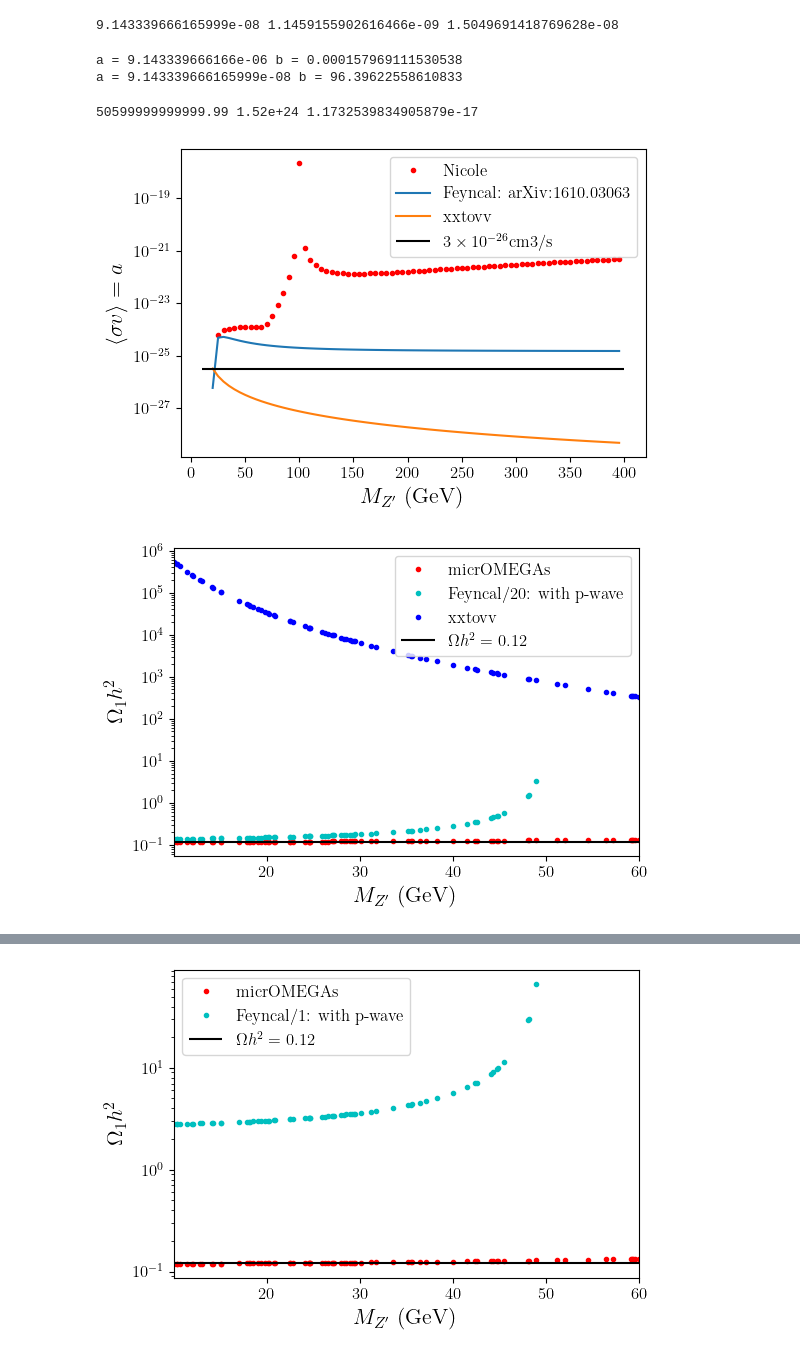
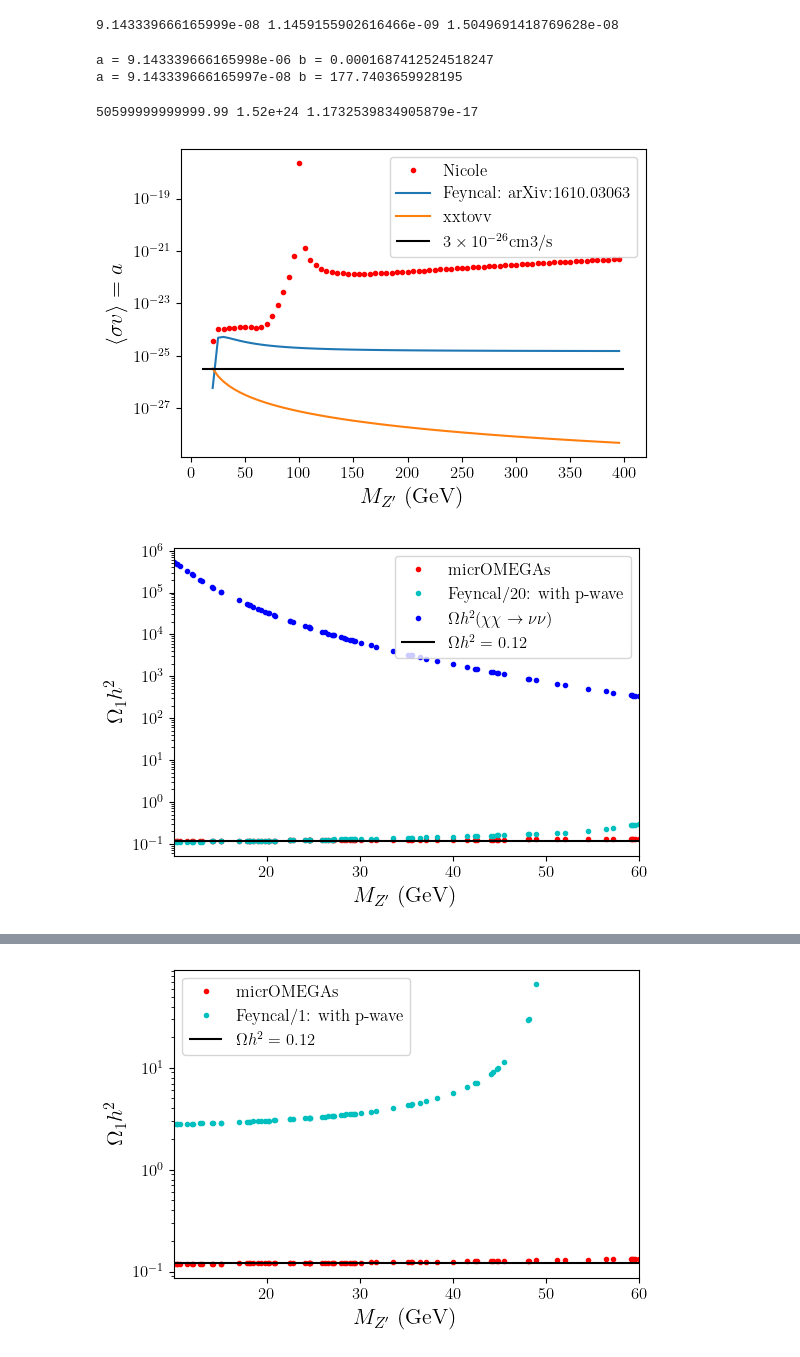
Before and after one commit to davidsuarezr/MDEO, a Jupyter notebook: Benchmark-point-DM-NO-KM.ipynb, the cells around one changed output, grey strips where cells are left out. Cells and saved outputs as stored; diff of their text form; code cells hidden in the pictures.

Commit message:
p wave working

```diff
--- a/Benchmark-point-DM-NO-KM.ipynb
+++ b/Benchmark-point-DM-NO-KM.ipynb
@@ -235,9 +241,16 @@ def a_coefficient_Fey(g1p, r, M1):
 #    return k
 
 #FeynCalc: 2 version
+#def b_coefficient_Fey(g1p, r, M,Ms):
+#    n = -27.*g1p**4*np.sqrt(1.-r**2)*(Ms**4*(245.*r**2-162.)+16.*Ms**2*M**2*(162.-325.*r**2)+16*M**4*(1784.*r**2-729.))
+#    d = 8.*np.pi*r**4*(r**2-2.)**4*(Ms**2*M-4*M**3)**2
+#    k = n/d
+#    return k
+
+#FeynCalc: 3 version
 def b_coefficient_Fey(g1p, r, M,Ms):
-    n = -27.*g1p**4*np.sqrt(1.-r**2)*(Ms**4*(245.*r**2-162.)+16.*Ms**2*M**2*(162.-325.*r**2)+16*M**4*(1784.*r**2-729.))
-    d = 8.*np.pi*r**4*(r**2-2.)**4*(Ms**2*M-4*M**3)**2
+    n = g1p**4*np.sqrt(1.-r**2)*(Ms**4*(48397*r**6+25638*r**4-79380*r**2+52488)+4*Ms**2*M**2*(85897*r**6-352434*r**4+421200*r**2-209952)-16*M**4*(409838*r**6-661407*r**4+578016*r**2-236196))
+    d = 96.*np.pi*r**4*(r**2-2.)**4*(Ms**2*M-4.*M**3)**2
     k = n/d
     return k
 
@@ -272,8 +285,8 @@ print(a_coefficient_Nicole(0.1, 0.5, 100),a_coefficient_vv(0.1, 0.5, 100),b_coef
 print('a =',a_coefficient_Fey(0.1,0.5,10),'b =',b_coefficient_Fey(0.1,0.5,10,200.01))
 print('a =',a_coefficient_Fey(0.1,0.5,100),'b =',b_coefficient_Fey(0.1,0.5,100,200.01))
 # %% [output]
-a = 9.143339666166e-06 b = 0.000157969111530538
-a = 9.143339666165999e-08 b = 96.39622558610833
+a = 9.143339666165998e-06 b = 0.0001687412524518247
+a = 9.143339666165997e-08 b = 177.7403659928195
 # %%
 #http://www.saha.ac.in/theory/palashbaran.pal/conv.html
 GeVtocmmin1 = 5.06*1e+13
@@ -306,7 +319,7 @@ plt.legend(loc='upper right')
 
 plt.show()
 # %% [output]
-[figure, old version]
+[figure, new version]
 # %%
 x= []
 
@@ -332,29 +345,29 @@ rd=pd.DataFrame(x,columns=['RD_Sec','RD_Ma','RD_Fey','RD_vv','a_Fey','b_Fey','a_
 # %%
 plt.figure(figsize=(6,4))
 
 plt.semilogy(xd.MZp, (xd.Omega1+xd.Omega2),'r.',label='micrOMEGAs')
 #plt.semilogy(xd.MZp, (xd.Omega1+xd.Omega2),'m-')
 #plt.plot(xd.MZp, rd.RD_Sec/10000,'yo',label='Seclude WIMP/10000')
 #plt.plot(xd.MZp, rd.RD_Ma/10000,'b.',label='Ma/10000')
-plt.plot(xd.MZp, rd.RD_Fey/20,'c.',label='Feyncal/20: with p-wave')
+plt.plot(xd.MZp, rd.RD_Fey/25,'c.',label='Feyncal/20: with p-wave')
 
-plt.plot(xd.MZp, rd.RD_vv,'b.',label='xxtovv')
+plt.plot(xd.MZp, rd.RD_vv,'b.',label=r'$\Omega h^2(\chi\chi\to \nu\nu)$')
 
 #n=np.linspace(1e1,1.0e2,10)
 #plt.fill_between(n,Omega_min,Omega_max,facecolor='cyan',alpha=0.3,label='')
 
 plt.hlines(Omega,0.1,1e2, 'k',label=r'$\Omega h^2=$ 0.12')
 
 plt.xlabel(r'$M_{Z^{\prime}}$ (GeV)',size=16)
 plt.ylabel(r'$\Omega_1 h^2$',size=16)
 #plt.title('$M_1=86, M2=500,750, Yc=0.243, v=500, h_2=200$')
 plt.legend()
 #plt.grid()
 
 #plt.ylim(0.11,0.2)
 plt.xlim(xd.MZp.min(), 60)
 
 #plt.savefig('plots/benchmark4.pdf')
 plt.show()
 # %% [output]
-[figure, old version]
+[figure, new version]
```
Also changed, not shown: parts of 3 cells of this notebook, 1 other file.
